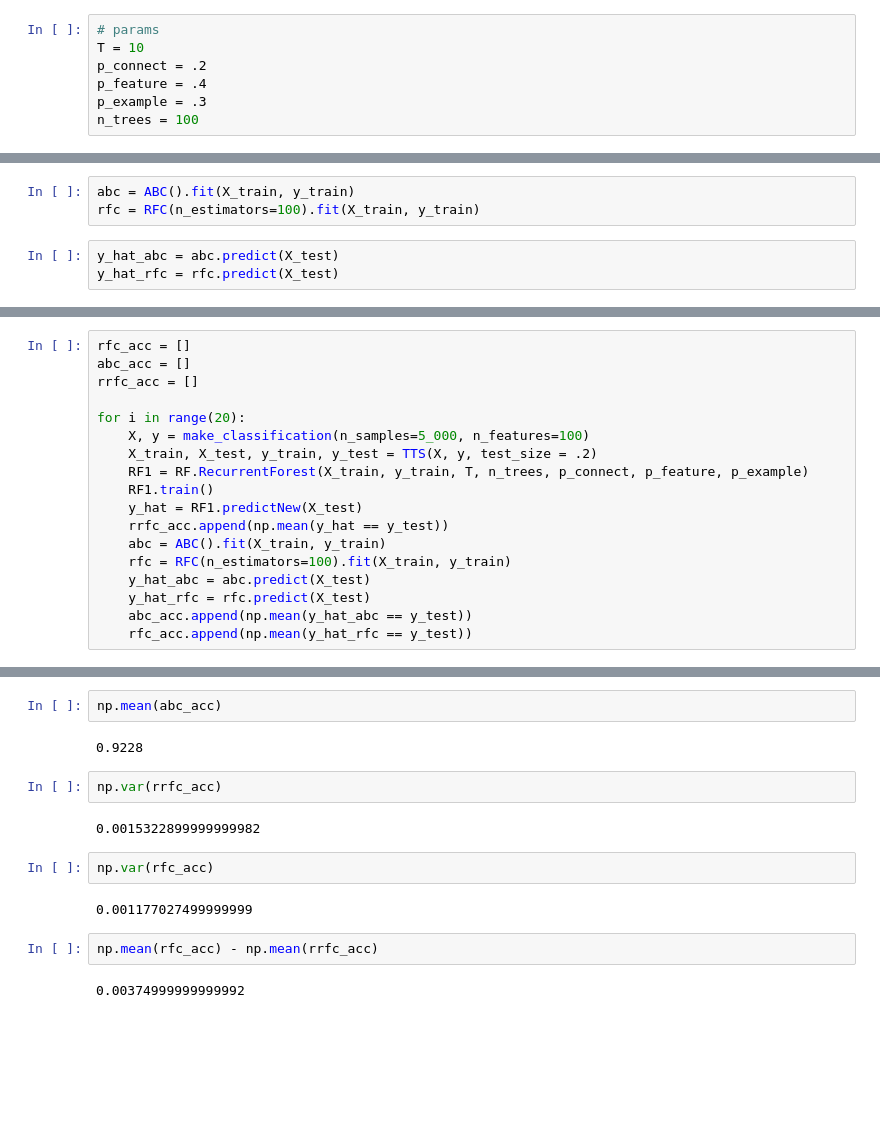
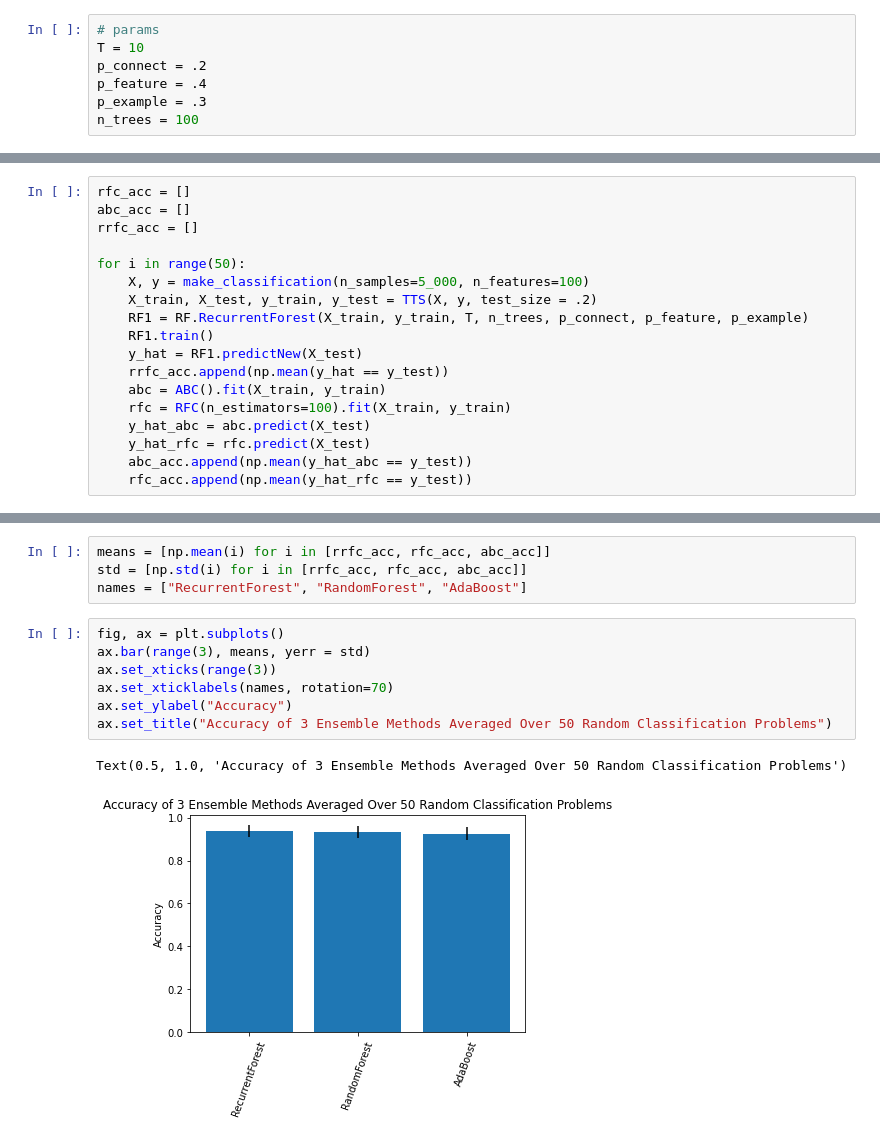
Before and after one commit to benja-matic/RecurrentForest, a Jupyter notebook: CompareEnsembles.ipynb, the cells around one changed output, grey strips where cells are left out. Drawn from its saved outputs; the diff is of its cells as text; blank space fills up the shorter version.

Commit message:
Averaged Over More Runs, Made Plot.

```diff
--- a/CompareEnsembles.ipynb
+++ b/CompareEnsembles.ipynb
@@ -47,6 +24,0 @@ from sklearn.ensemble import RandomForestClassifier as RFC
-# %%
-abc = ABC().fit(X_train, y_train)
-rfc = RFC(n_estimators=100).fit(X_train, y_train)
-# %%
-y_hat_abc = abc.predict(X_test)
-y_hat_rfc = rfc.predict(X_test)
@@ -63,7 +27,7 @@ rfc_acc = []
 abc_acc = []
 rrfc_acc = []
 
-for i in range(20):
+for i in range(50):
     X, y = make_classification(n_samples=5_000, n_features=100)
     X_train, X_test, y_train, y_test = TTS(X, y, test_size = .2)
     RF1 = RF.RecurrentForest(X_train, y_train, T, n_trees, p_connect, p_feature, p_example)
@@ -113,16 +69,14 @@ np.mean(rfc_acc)
-# %%
-np.mean(abc_acc)
-# %% [output]
-0.9228
-# %%
-np.var(rrfc_acc)
-# %% [output]
-0.0015322899999999982
-# %%
-np.var(rfc_acc)
-# %% [output]
-0.001177027499999999
-# %%
-np.mean(rfc_acc) - np.mean(rrfc_acc)
-# %% [output]
-0.00374999999999992
+# %%
+means = [np.mean(i) for i in [rrfc_acc, rfc_acc, abc_acc]]
+std = [np.std(i) for i in [rrfc_acc, rfc_acc, abc_acc]]
+names = ["RecurrentForest", "RandomForest", "AdaBoost"]
+# %%
+fig, ax = plt.subplots()
+ax.bar(range(3), means, yerr = std)
+ax.set_xticks(range(3))
+ax.set_xticklabels(names, rotation=70)
+ax.set_ylabel("Accuracy")
+ax.set_title("Accuracy of 3 Ensemble Methods Averaged Over 50 Random Classification Problems")
+# %% [output]
+Text(0.5, 1.0, 'Accuracy of 3 Ensemble Methods Averaged Over 50 Random Classification Problems')
+[figure, added]
```
Also changed, not shown: parts of 14 cells of this notebook.
